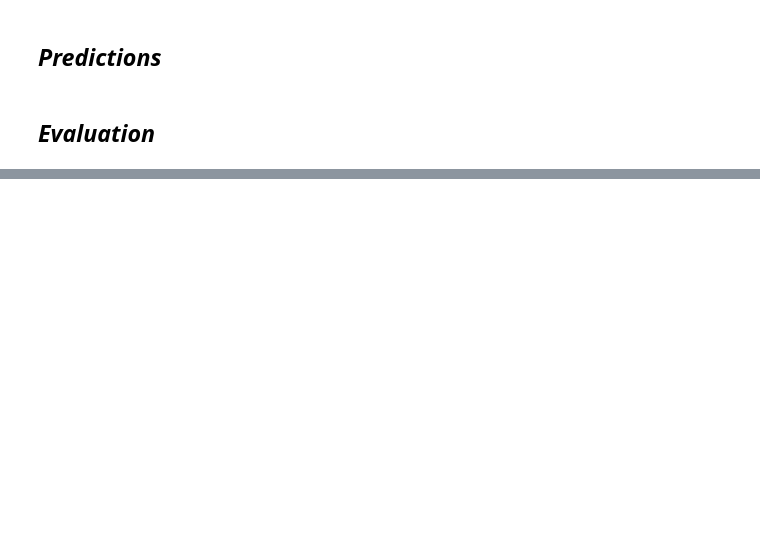
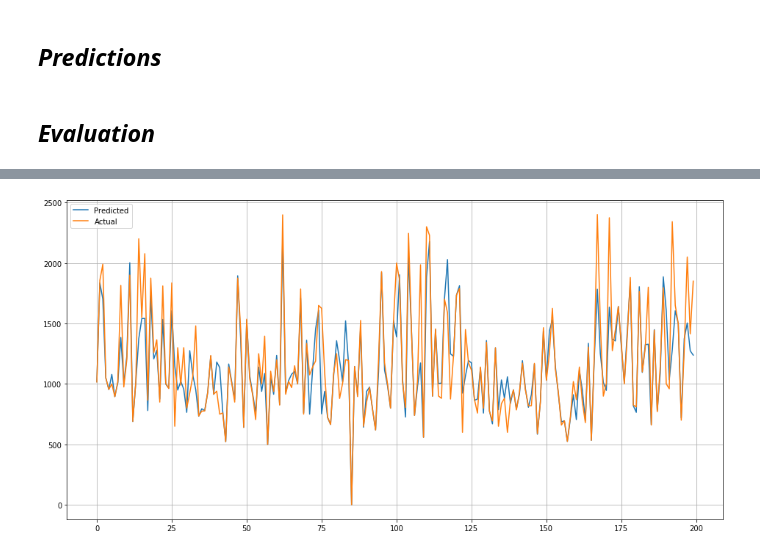
Before and after one commit to rekib0023/House-Rent-Prediction-Pipeline-Overview, a Jupyter notebook: Wrap Up for Model Deployment.ipynb, the cells around one changed output, grey strips where cells are left out. Saved outputs shown, nothing was run; the diff lists cells and outputs as text; code cells hidden in the pictures; blank space fills up the shorter version.

```diff
--- a/Wrap Up for Model Deployment.ipynb
+++ b/Wrap Up for Model Deployment.ipynb
@@ -202,7 +130,7 @@ data.head()
 X_train, X_test, y_train, y_test = train_test_split(
                                     data.drop('price',axis=1),
                                     data['price'],
-                                    test_size=0.25,
+                                    test_size=0.33,
                                     random_state=0)
 # %% [markdown]
 ## Custom Transformers
@@ -258,6 +166,7 @@ class CategoricalImputer(BaseEstimator, TransformerMixin):
     def __init__(self, variables=None):
         if not isinstance(variables, list):
             self.variables = variables
+
         else:
             self.variables = variables
 
@@ -266,8 +175,8 @@ class CategoricalImputer(BaseEstimator, TransformerMixin):
 
     def transform(self, X, y=None):
         X = X.copy()
-        for feature in self.variables:
-            X[feature] = X.groupby('type')[feature].transform(lambda x: x.fillna(x.mode()[0]))
+        for feature in self.variables.keys():
+            X[feature] = X.groupby(self.variables[feature])[feature].transform(lambda x: x.fillna(x.mode()[0]))
         return X
 # %% [markdown]
 Frequent label categorical encoder
@@ -333,18 +242,19 @@ class DataFrameSelector(BaseEstimator, TransformerMixin):
     def transform(self, X):
         return X[self.attribute_names]
 # %%
-num_with_na = ['lat','long']
-num_log = ['sqfeet','baths_per_beds','beds_per_sqfeet']
-cat_with_na = ['laundry_options', 'parking_options']
+num_log = ['sqfeet','baths','beds']
+cat_with_na = {
+    'laundry_options': 'type',
+    'parking_options': 'type',
+    'state': 'region'
+}
 cat_vars = ['region', 'type', 'laundry_options', 'parking_options', 'state']
-features = ['region', 'type', 'sqfeet', 'beds', 'baths', 'cats_allowed', 'dogs_allowed',
-        'smoking_allowed', 'wheelchair_access', 'electric_vehicle_charge', 'comes_furnished',
-        'laundry_options', 'parking_options', 'lat', 'long', 'state', 'pets_allowed', 'beds_per_sqfeet',
-        'baths_per_beds', 'has_pool', 'has_grill', 'has_fireplace', 'gym_nearby', 'school/clg_nearby',
-        'wifi_facilities', 'valet_service', 'shopping_nearby', 'sports_playground', 'dining_nearby']
+features = ['region', 'type', 'sqfeet', 'beds', 'baths',
+            'cats_allowed', 'dogs_allowed', 'smoking_allowed',
+            'wheelchair_access', 'electric_vehicle_charge', 'comes_furnished',
+            'laundry_options', 'parking_options', 'state']
 # %%
 pipe = Pipeline([
-    ('num_imputer', NumericalImputer(variables=num_with_na)),
     ('log_transformer', LogTransformer(variables=num_log)),
     ('cat_imputer', CategoricalImputer(variables=cat_with_na)),
     ('rare_label_encoder', RareLabelCategoricalEncoder(tol=0.01, variables=cat_vars)),
@@ -424,0 +335,10 @@ R2_Score:  0.9013651035323222
+# %%
+test = pd.DataFrame({'Predicted':rf_pred_test,'Actual':y_test})
+fig= plt.figure(figsize=(16,8))
+test = test.reset_index()
+test = test.drop(['index'],axis=1)
+plt.plot(test[:200])
+plt.legend(['Predicted','Actual'])
+plt.grid()
+# %% [output]
+[figure, added]
```
Also changed, not shown: parts of 8 cells of this notebook.
